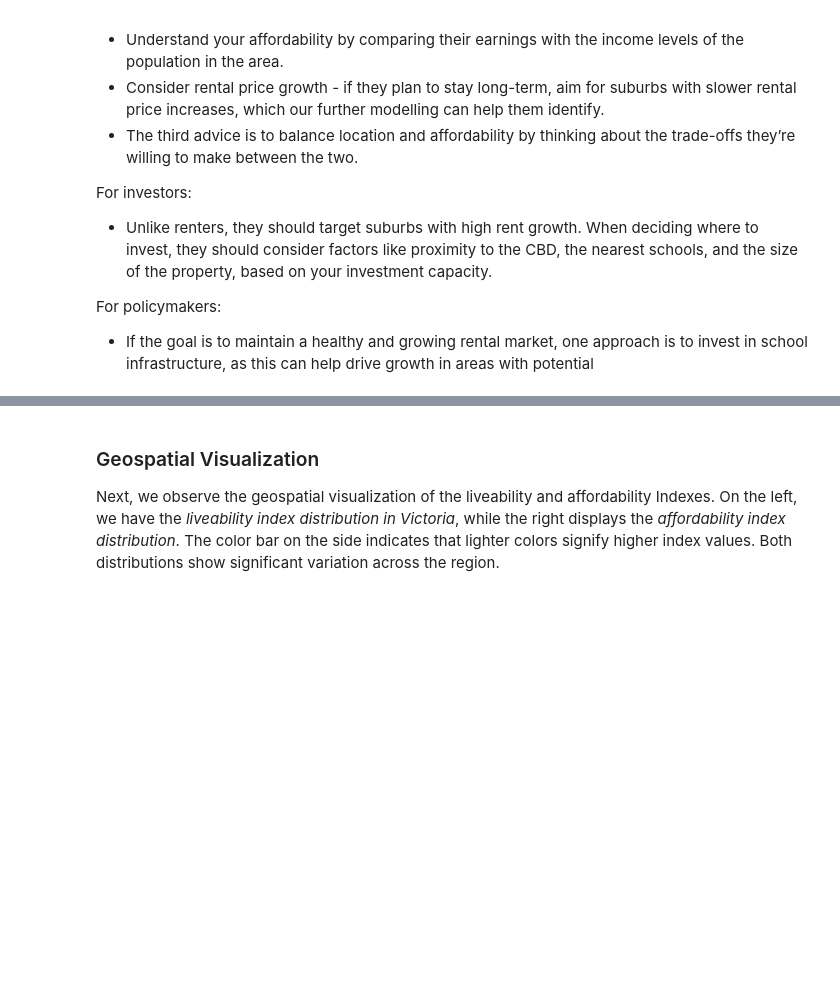
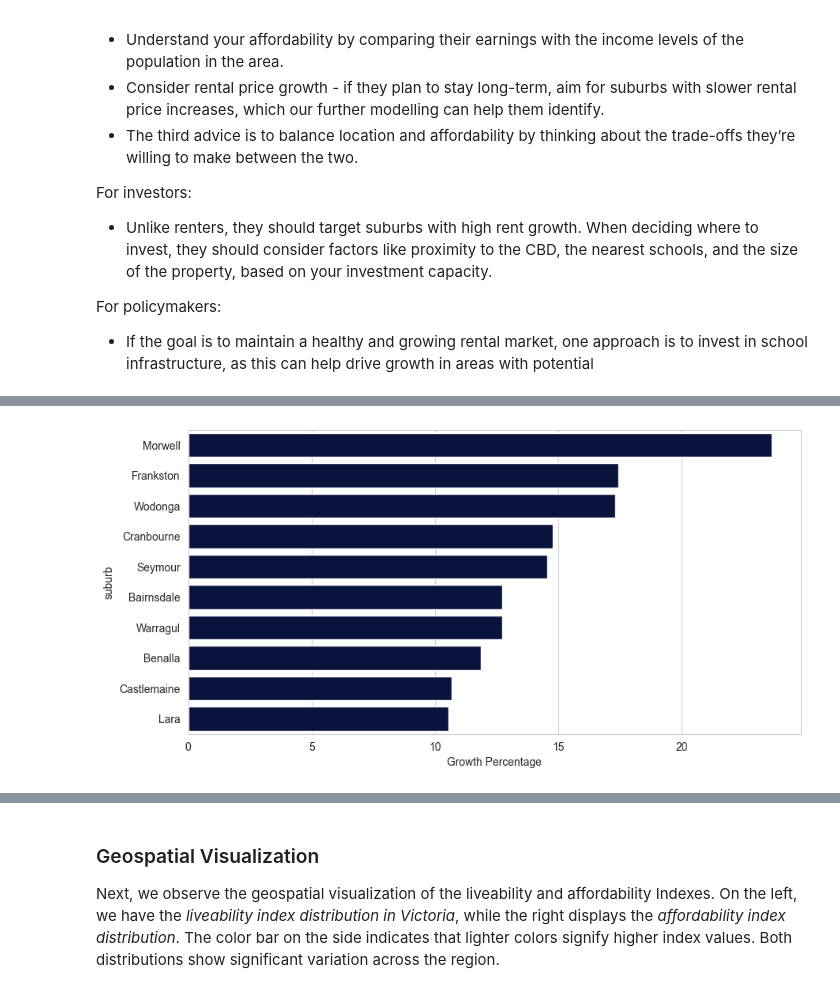
Before and after one commit to MAST30034-AppliedDataScience/project-2-group-real-estate-industry-project-3, a Jupyter notebook: notebooks/Summary_Notebook.ipynb, the cells around one changed output, grey strips where cells are left out. Saved outputs shown, nothing was run; the diff lists cells and outputs as text; code cells hidden in the pictures; blank space fills up the shorter version.

```diff
--- a/notebooks/Summary_Notebook.ipynb
+++ b/notebooks/Summary_Notebook.ipynb
@@ -76,0 +99,12 @@ In summary, these metrics help us understand the balance between what makes a co
+# %%
+import pandas as pd
+import seaborn as sns
+import matplotlib.pyplot as plt
+
+top_10_suburbs = pd.read_csv('../data/curated/top_10_suburbs.csv')
+# Bar plot of the top 10 suburbs with the highest growth percentage
+fig, ax = plt.subplots(figsize=(10, 5))
+sns.barplot(data=top_10_suburbs, y="suburb", x="Growth Percentage", ax=ax, color="#000F46")
+plt.show()
+# %% [output]
+[figure, added]
```
Also changed, not shown: parts of 7 cells of this notebook, 5 other files.
